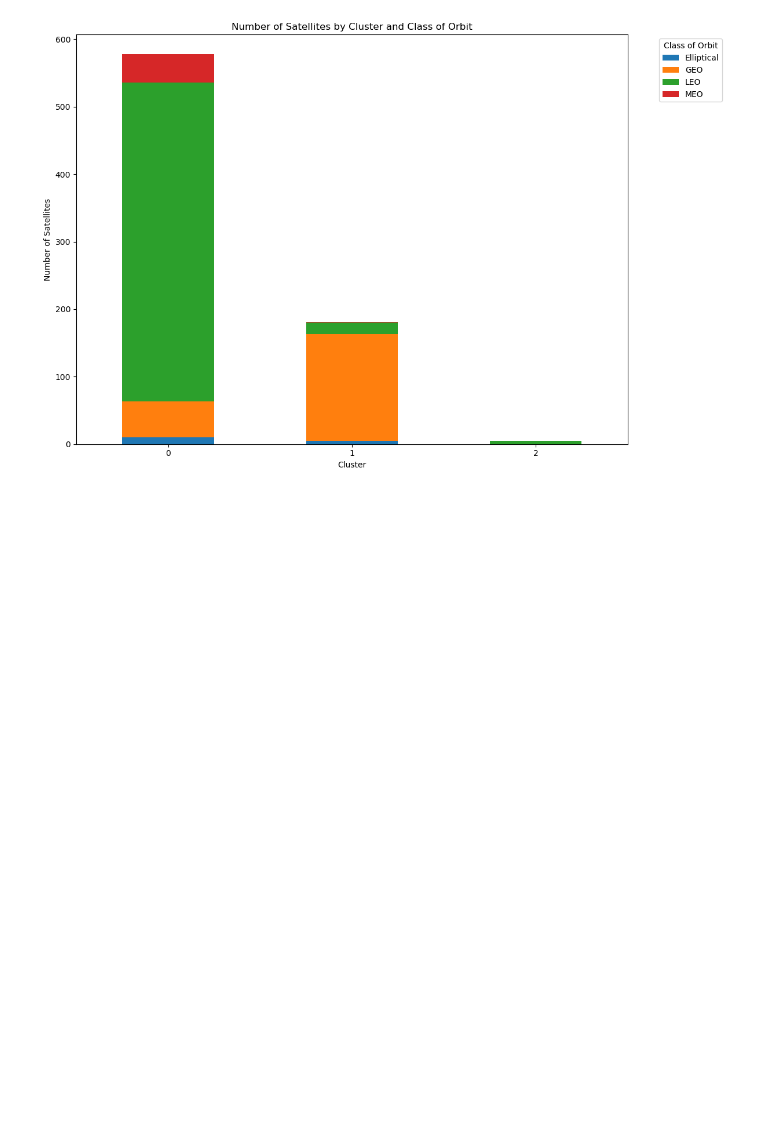
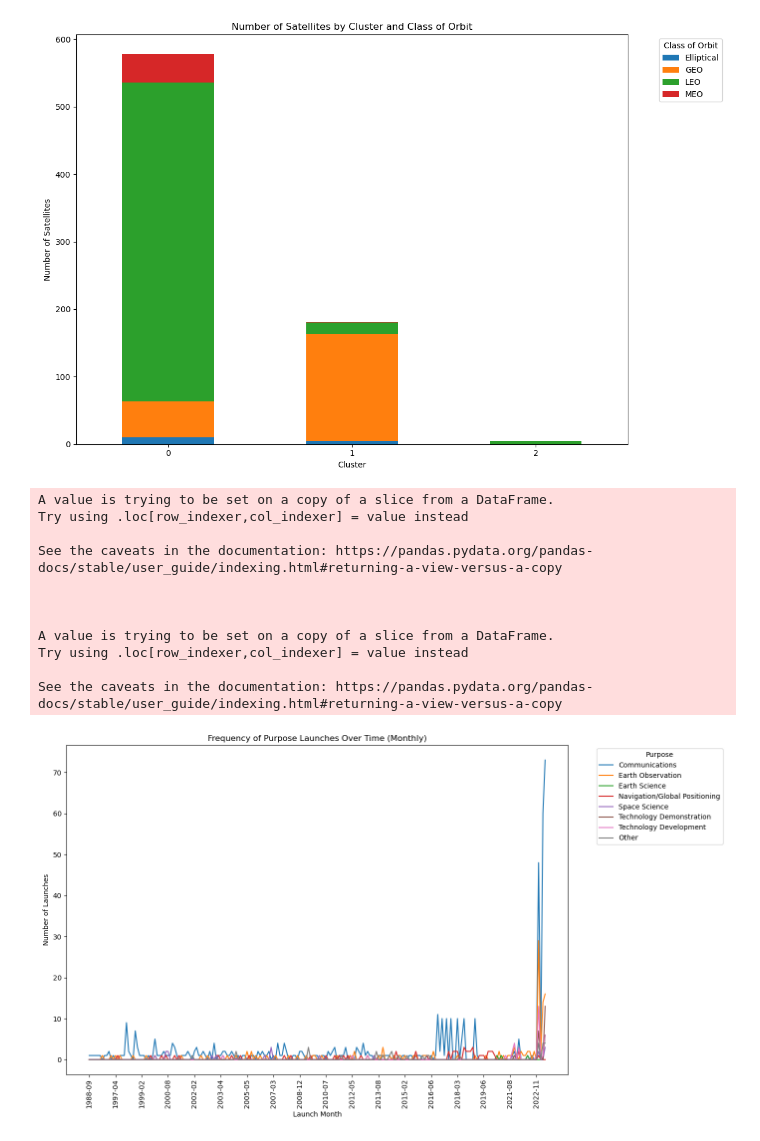
Before and after one commit to wweissbluth/dan-midterm-repo, a Jupyter notebook: midterm.ipynb, the cells around one changed output. Cells and saved outputs as stored; diff of their text form; code cells hidden in the pictures; blank space fills up the shorter version.

Commit message:
Added figures

```diff
--- a/midterm.ipynb
+++ b/midterm.ipynb
@@ -162,0 +204,50 @@ plt.show()
+# %%
+import pandas as pd
+import matplotlib.pyplot as plt
+
+# Convert 'Date of Launch' column to datetime format, coercing errors to NaT
+df_clean['Date of Launch'] = pd.to_datetime(df_clean['Date of Launch'], errors='coerce')
+
+# Extract the month and year from the 'Date of Launch' column
+df_clean['Launch Month'] = df_clean['Date of Launch'].dt.to_period('M')
+
+# Group the data by 'Purpose' and 'Launch Month' to count the number of launches per month
+launch_counts = df_clean.groupby(['Launch Month', 'Purpose']).size().unstack(fill_value=0)
+
+# Calculate the threshold for grouping purposes
+threshold = 10  # You can change this to 20 if needed
+
+# Group purposes with less than the threshold into 'Other'
+purpose_counts = launch_counts.sum(axis=0)
+filtered_purposes = purpose_counts[purpose_counts >= threshold].index
+launch_counts['Other'] = launch_counts.loc[:, ~launch_counts.columns.isin(filtered_purposes)].sum(axis=1)
+launch_counts = launch_counts.loc[:, launch_counts.columns.isin(filtered_purposes) | (launch_counts.columns == 'Other')]
+
+# Plot the line chart
+plt.figure(figsize=(14, 8))
+for purpose in launch_counts.columns:
+    plt.plot(launch_counts.index.astype(str), launch_counts[purpose], label=purpose)
+
+plt.title('Frequency of Purpose Launches Over Time (Monthly)')
+plt.xlabel('Launch Month')
+plt.ylabel('Number of Launches')
+plt.legend(title='Purpose', bbox_to_anchor=(1.05, 1), loc='upper left')
+
+# Simplify the x-axis
+plt.xticks(ticks=range(0, len(launch_counts.index), 12), labels=launch_counts.index[::12].astype(str), rotation=90)
+
+plt.tight_layout()
+plt.show()
+# %% [output]
+A value is trying to be set on a copy of a slice from a DataFrame.
+Try using .loc[row_indexer,col_indexer] = value instead
+
+See the caveats in the documentation: https://pandas.pydata.org/pandas-docs/stable/user_guide/indexing.html#returning-a-view-versus-a-copy
+
+
+
+A value is trying to be set on a copy of a slice from a DataFrame.
+Try using .loc[row_indexer,col_indexer] = value instead
+
+See the caveats in the documentation: https://pandas.pydata.org/pandas-docs/stable/user_guide/indexing.html#returning-a-view-versus-a-copy
+[figure, added]
```
Also changed, not shown: parts of 4 cells of this notebook.
